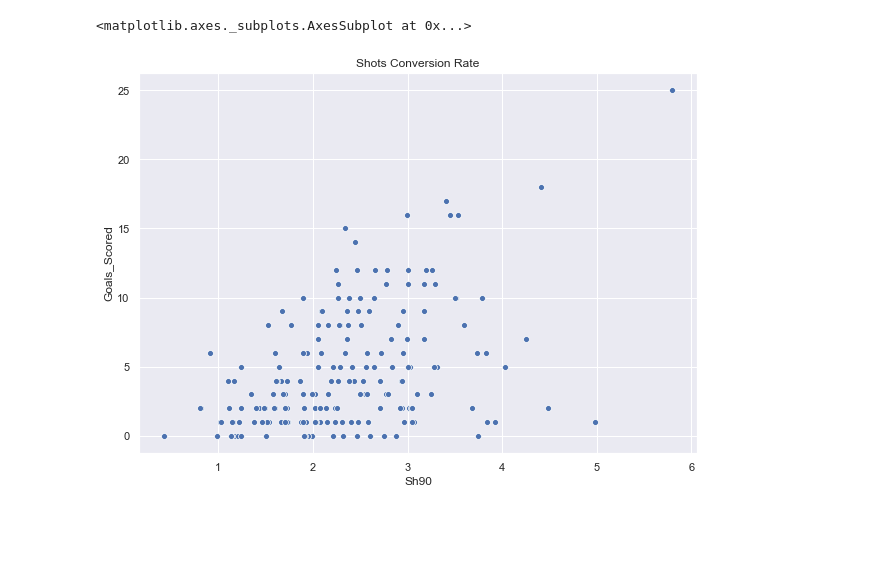
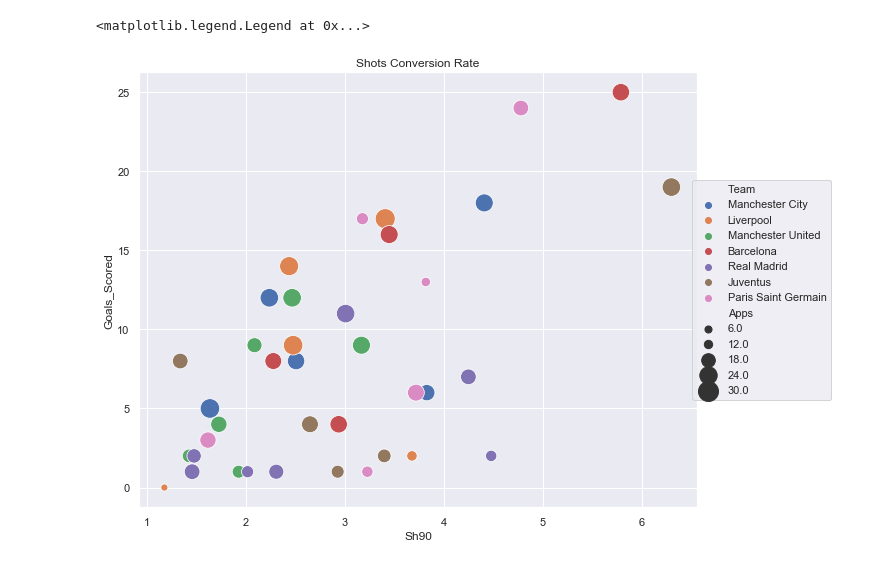
Before and after one commit to SashaSvet/Football-Stats, a Jupyter notebook: UnderStat Scrapper.ipynb, the cells around one changed output. Saved outputs shown, nothing was run; the diff lists cells and outputs as text; code cells hidden in the pictures; blank space fills up the shorter version.

```diff
--- a/UnderStat Scrapper.ipynb
+++ b/UnderStat Scrapper.ipynb
@@ -48,7 +48,9 @@ def getTeamStats(leagues):
 #Run the function
 dfOut = getTeamStats(leagues=leagues)
 #Convert to dataframe
-dfOut = pd.DataFrame(dfOut,columns=['league','name','matches','wins','draws','losses','goals_for','goals_against','points','xG','xGA','xPTS'])
+dfOut = pd.DataFrame(dfOut,columns=['league','team','matches','wins','draws','losses','goals_for','goals_against','points','xG','xGA','xPTS'])
 #Drop duplicate rows created
 dfOut = dfOut.drop_duplicates()
+# %%
+teams = dfOut['team'].unique()
 # %%
@@ -106,6 +94,8 @@ SD_Huesca
 df['Goals_Scored'] = pd.to_numeric(df['Goals_Scored'])
 df['Sh90'] = pd.to_numeric(df['Sh90'])
 df['Apps'] = pd.to_numeric(df['Apps'])
+df['KP90'] = pd.to_numeric(df['KP90'])
+df['Assists'] = pd.to_numeric(df['Assists'])
 # %%
 len(df.loc[21]['Name'])
 df_teams = df[df.Name =='']
@@ -113,6 +102,7 @@ df_teams = df[df.Name =='']
 df_players = df[df.Name != '']
 # %%
-data = df_players[(df_players.Apps > 10) & (df_players['Position'].isin(['F', 'F M']))]
+top_teams =['Manchester City','Liverpool','Manchester United','Barcelona','Real Madrid','Paris Saint Germain','Juventus']
+data = df_players[(df_players.Apps > 10) & (df_players['Position'].isin(['F', 'F M']) & (df_players['Team'].isin(top_teams)))]
 # %%
 data.head()
 # %% [output]
@@ -129,9 +120,10 @@ array(['F', 'F M', 'M', 'D', 'D M', 'GK', 'S', 'D F M'], dtype=object)
 # %%
-plt.figure(figsize=(10,7))
+plt.figure(figsize=(10,8))
 plt.title('Shots Conversion Rate')
 plt.ylabel('Shots Per 90 Minutes')
 plt.xlabel('Goals')
-sns.scatterplot(data=data,x=data['Sh90'],y =data['Goals_Scored'])
+g = sns.scatterplot(data=data,x=data['Sh90'],y =data['Goals_Scored'],hue=data['Team'],size = data['Apps'],sizes=(50, 400))
+g.legend(loc='center right', bbox_to_anchor=(1.25, 0.5), ncol=1)
 # %% [output]
-<matplotlib.axes._subplots.AxesSubplot at 0x...>
+<matplotlib.legend.Legend at 0x...>
-[figure, old version]
+[figure, new version]
```
Also changed, not shown: parts of 4 cells of this notebook.
